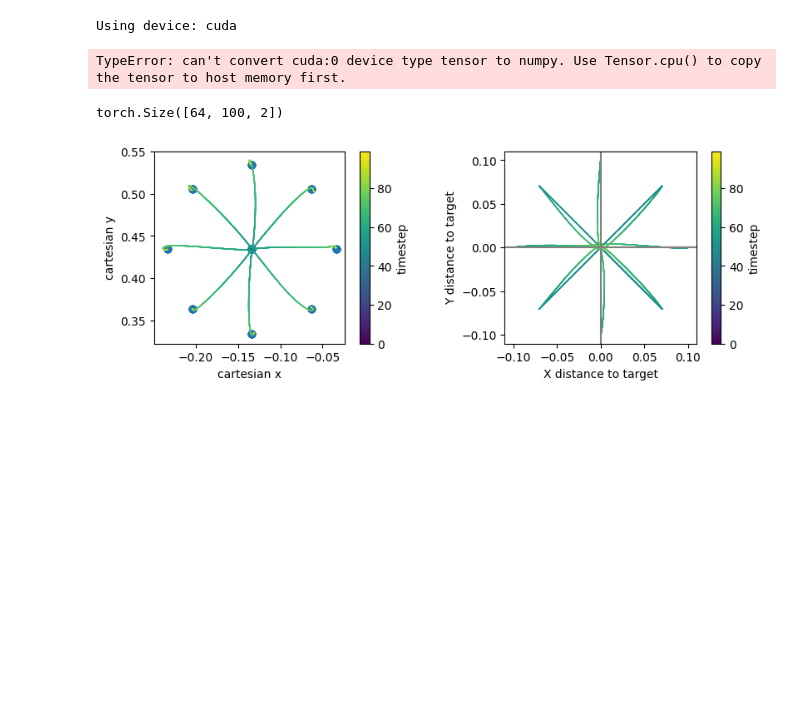
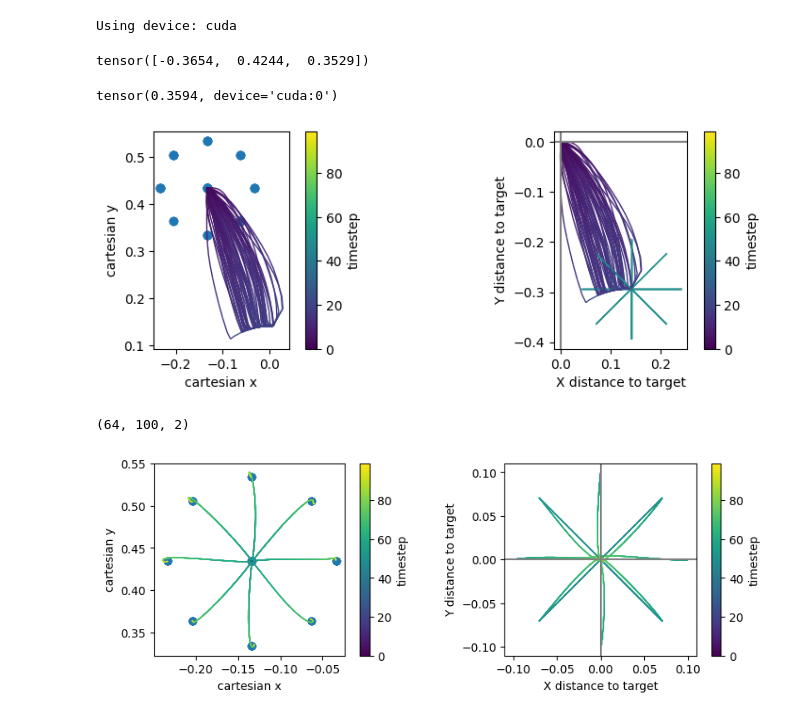
Before and after one commit to clmnlab/MotorNet, a Jupyter notebook: test.ipynb, the cells around one changed output. Drawn from its saved outputs; the diff is of its cells as text; code cells hidden in the pictures; blank space fills up the shorter version.

```diff
--- a/test.ipynb
+++ b/test.ipynb
@@ -84,23 +93,31 @@ def plot_simulations2(xy, target_xy):
+# %%
+dist.log_probple()
+# %% [output]
+tensor([-0.3654,  0.4244,  0.3529])
+# %%
+data['all_action'].mean()
+# %% [output]
+tensor(0.3594, device='cuda:0')
 # %%
 ## Test the agent
 device = 'cpu' # test model on CPU
 env_gym = CentreOutFFGym(effector=effector, **env_params)
 
 agent = GRUPPOAgent(env)
-agent.load('./results/gruppo_agent3/agent_200000.pth')
+agent.load('./results/gruppo_agent2/agent_700000.pth')
 # data = run_rollout(env_gym, agent, batch_size = 64, condition='test',ff_coefficient = 0.)
 data = run_rollout(env_gym, agent, batch_size = 64, condition='test',ff_coefficient = 0.)
 
 xy = data['xy'].detach().cpu().numpy()
 tg = data['tg'].detach().cpu().numpy()
 # fg, ax = plt.subplots(nrows=1,ncols=1)
-# plot_simulations2(xy, tg)
+plot_simulations2(xy, tg)
 # %% [output]
-TypeError: can't convert cuda:0 device type tensor to numpy. Use Tensor.cpu() to copy the tensor to host memory first.
+[figure, added]
 # %%
 xy.shape
 # %% [output]
-torch.Size([64, 100, 2])
+(64, 100, 2)
 # %%
 ## Test the agent
 device = 'cpu' # test model on CPU
```
Also changed, not shown: parts of 1 cell of this notebook, 3 other files.
